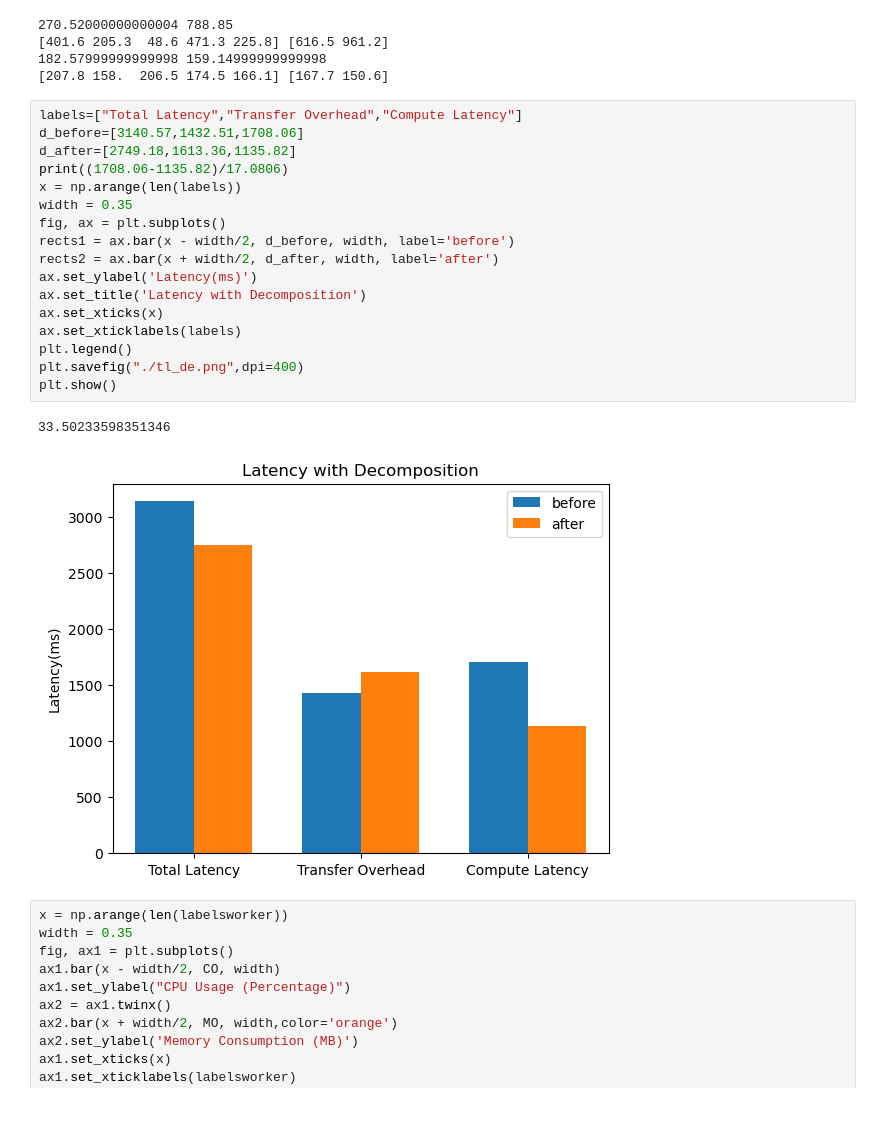
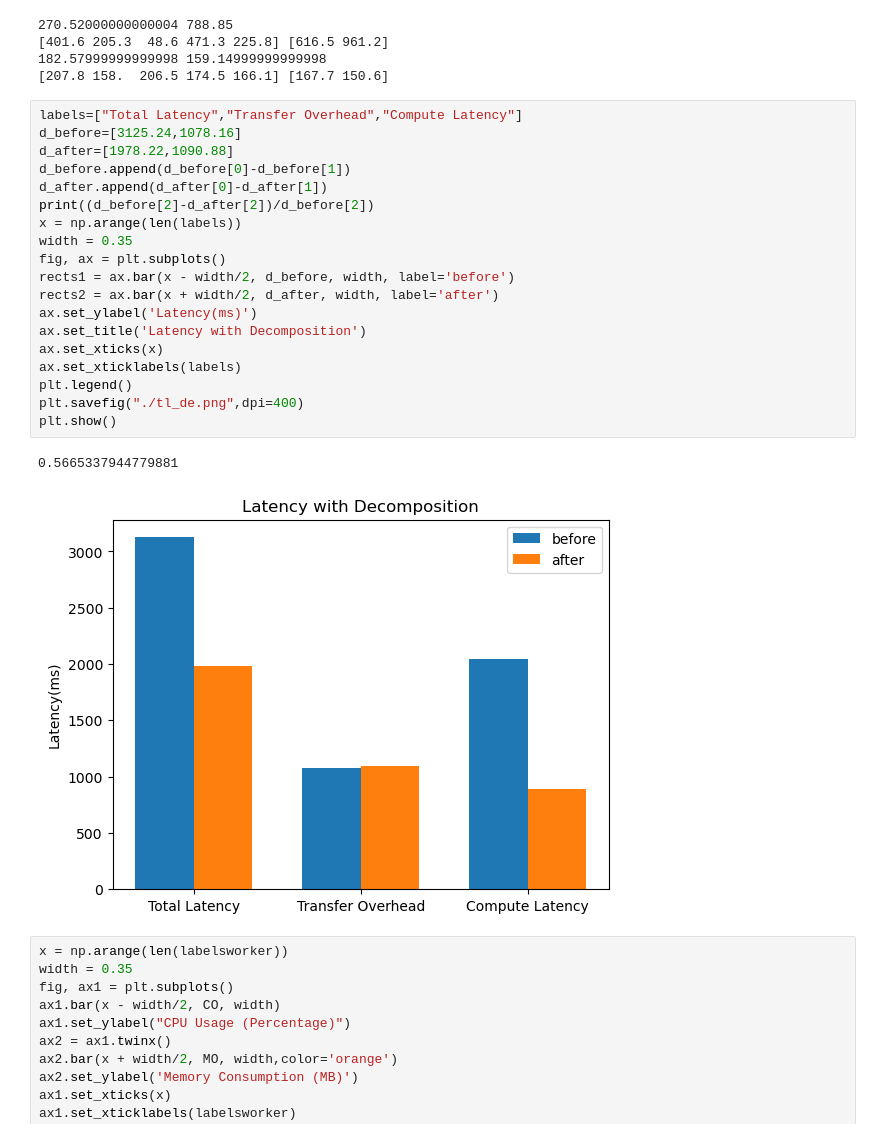
Before and after one commit to Siziyou/NetLess, a Jupyter notebook: tools/draw_graph.ipynb, the cells around one changed output. Saved outputs shown, nothing was run; the diff lists cells and outputs as text.

```diff
--- a/tools/draw_graph.ipynb
+++ b/tools/draw_graph.ipynb
@@ -24,24 +24,26 @@ labelsworkflow=['Before','After']
 [207.8 158.  206.5 174.5 166.1] [167.7 150.6]
 # %%
 labels=["Total Latency","Transfer Overhead","Compute Latency"]
-d_before=[3140.57,1432.51,1708.06]
-d_after=[2749.18,1613.36,1135.82]
-print((1708.06-1135.82)/17.0806)
+d_before=[3125.24,1078.16]
+d_after=[1978.22,1090.88]
+d_before.append(d_before[0]-d_before[1])
+d_after.append(d_after[0]-d_after[1])
+print((d_before[2]-d_after[2])/d_before[2])
 x = np.arange(len(labels))
 width = 0.35
 fig, ax = plt.subplots()
 rects1 = ax.bar(x - width/2, d_before, width, label='before')
 rects2 = ax.bar(x + width/2, d_after, width, label='after')
 ax.set_ylabel('Latency(ms)')
 ax.set_title('Latency with Decomposition')
 ax.set_xticks(x)
 ax.set_xticklabels(labels)
 plt.legend()
 plt.savefig("./tl_de.png",dpi=400)
 plt.show()
 # %% [output]
-33.50233598351346
+0.5665337944779881
-[figure, old version]
+[figure, new version]
 # %%
 x = np.arange(len(labelsworker))
 width = 0.35
```
Also changed, not shown: 5 other files.
